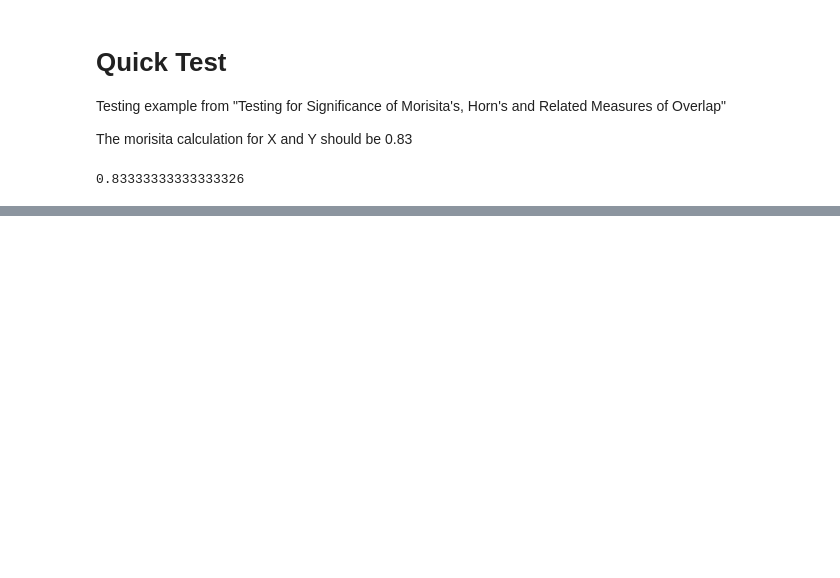
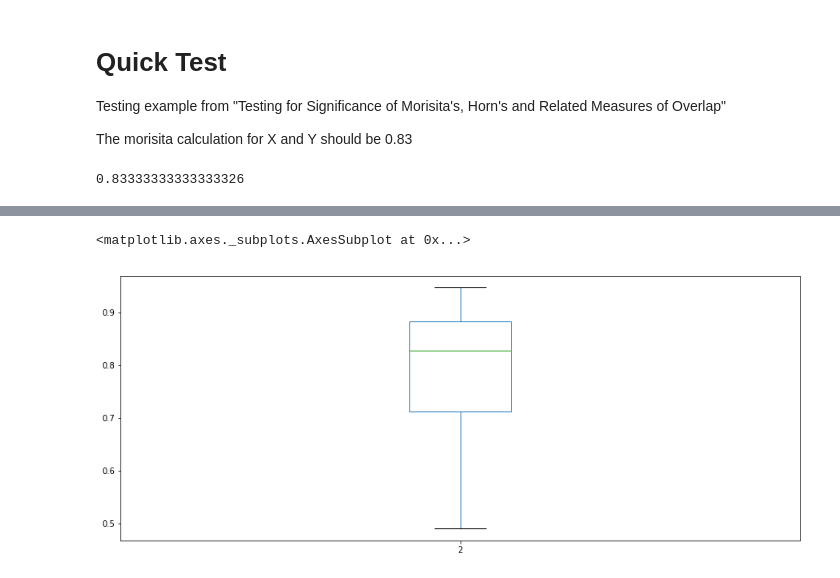
Before and after one commit to pfeyz/formulae-project, a Jupyter notebook: Morisita.ipynb, the cells around one changed output, grey strips where cells are left out. Saved outputs shown, nothing was run; the diff lists cells and outputs as text; code cells hidden in the pictures; blank space fills up the shorter version.

```diff
--- a/Morisita.ipynb
+++ b/Morisita.ipynb
@@ -86,0 +175,4 @@ per_session_plot('Morisita index for all children')
+# %%
+def gram_counts(df):
+    counts = df.ngram.value_counts()
+    return counts / counts.sum()
@@ -86,0 +186,15 @@ per_session_plot('Morisita index for all children')
+# %%
+df = unigrams
+adult = df.speaker.eq('CHI')
+child_child_unigrams = [(corpus1, corpus2, morisita(
+        gram_counts(df[adult & df.corpus.eq(corpus1)]),
+        gram_counts(df[adult & df.corpus.eq(corpus2)])))
+    for corpus1, corpus2 in permutations(unigrams.corpus.unique(), 2)]
+# %%
+adult = pd.DataFrame(adult_adult)
+child = pd.DataFrame(child_child_unigrams)
+# %%
+child.plot.box()
+# %% [output]
+<matplotlib.axes._subplots.AxesSubplot at 0x...>
+[figure, added]
```
Also changed, not shown: parts of 18 cells of this notebook.
